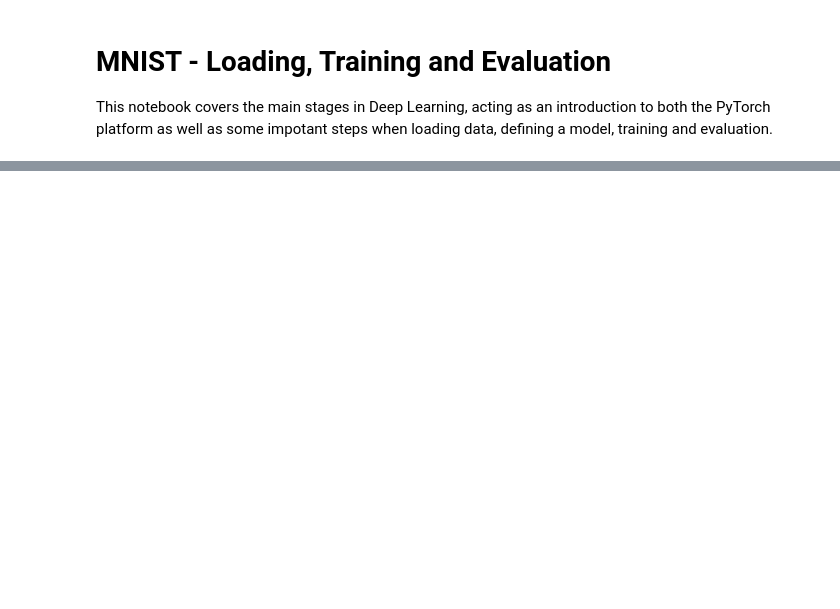
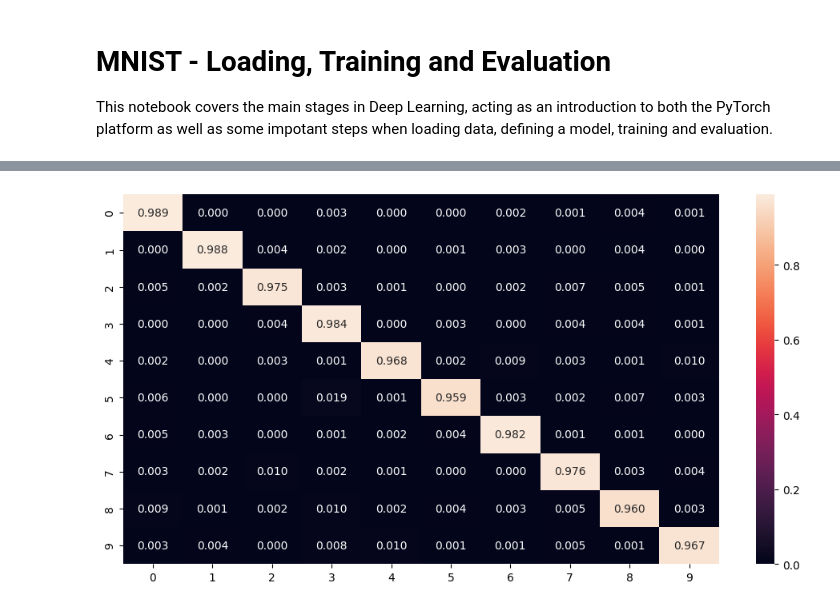
Before and after one commit to LykiFyar/stuff, a Jupyter notebook: Yr4/Sem2/CG/VCPI/VC/Aulas/Aula2/MNIST I - basic FC tutorial-empty.ipynb, the cells around one changed output, grey strips where cells are left out. Drawn from its saved outputs; the diff is of its cells as text; code cells hidden in the pictures; blank space fills up the shorter version.

```diff
--- a/Yr4/Sem2/CG/VCPI/VC/Aulas/Aula2/MNIST I - basic FC tutorial-empty.ipynb
+++ b/Yr4/Sem2/CG/VCPI/VC/Aulas/Aula2/MNIST I - basic FC tutorial-empty.ipynb
@@ -76,0 +249,14 @@ predictions = torch.nn.functional.softmax(logits, dim=1)
+# %%
+preds = []
+ground_truth = []
+for images, targets in test_loader:
+
+    logits = model(images.to(device))
+    preds_batch = [np.argmax(x) for x in logits.cpu().detach().numpy()]
+
+    preds.extend(preds_batch)
+    ground_truth.extend(targets.numpy())
+# %%
+vcpi_util.show_confusion_matrix(ground_truth, preds, len(train_set.classes))
+# %% [output]
+[figure, added]
```
Also changed, not shown: parts of 24 cells of this notebook, 10 other files.
